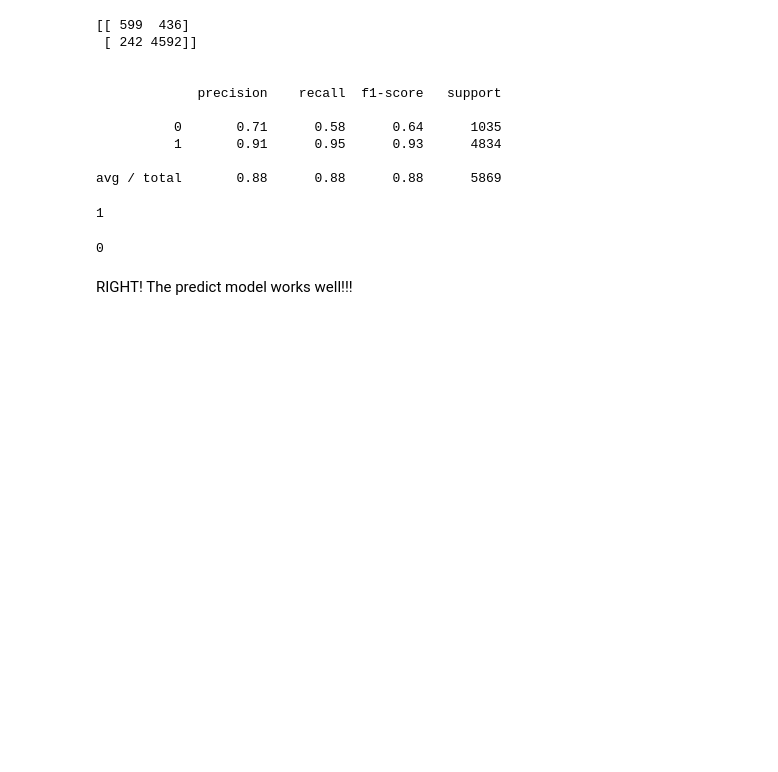
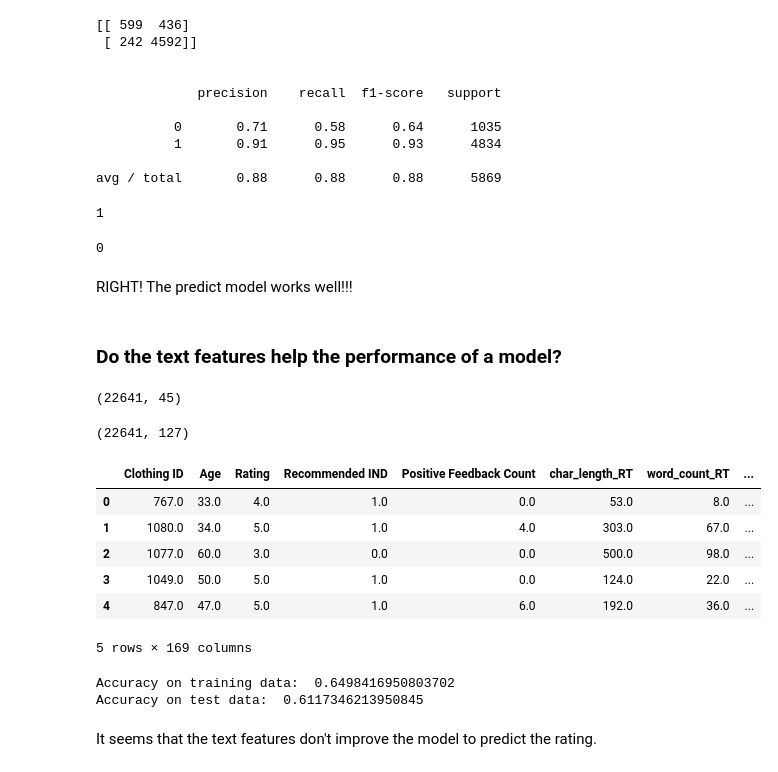
Before and after one commit to LisaB83/Analysis-on-e-commerce-reviews, a Jupyter notebook: Capstone_Project_Machine_Learning.ipynb, the cells around one changed output. Saved outputs shown, nothing was run; the diff lists cells and outputs as text; code cells hidden in the pictures; blank space fills up the shorter version.

```diff
--- a/Capstone_Project_Machine_Learning.ipynb
+++ b/Capstone_Project_Machine_Learning.ipynb
@@ -987,3 +987,55 @@ nb.predict(test_transformed)[0]
 0
 # %% [markdown]
 RIGHT! The predict model works well!!!
+# %% [markdown]
+### Do the text features help the performance of a model?
+# %%
+df_new.shape
+# %% [output]
+(22641, 45)
+# %%
+model_text.shape
+# %% [output]
+(22641, 127)
+# %%
+model_tot = pd.concat([df_new, model_text], axis=1)
+
+model_tot = model_tot.fillna(0)
+
+to_drop = ['Keyword', 'Max', 'Sum']
+model_tot_dropped = model_tot.drop(to_drop, axis=1)
+model_tot_dropped.head()
+# %% [output]
+|  | Clothing ID | Age | Rating | Recommended IND | Positive Feedback Count | char_length_RT | word_count_RT | ... |
+| 0 | 767.0 | 33.0 | 4.0 | 1.0 | 0.0 | 53.0 | 8.0 | ... |
+| 1 | 1080.0 | 34.0 | 5.0 | 1.0 | 4.0 | 303.0 | 67.0 | ... |
+| 2 | 1077.0 | 60.0 | 3.0 | 0.0 | 0.0 | 500.0 | 98.0 | ... |
+| 3 | 1049.0 | 50.0 | 5.0 | 1.0 | 0.0 | 124.0 | 22.0 | ... |
+| 4 | 847.0 | 47.0 | 5.0 | 1.0 | 6.0 | 192.0 | 36.0 | ... |
+5 rows × 169 columns
+# %%
+X = model_tot_dropped.drop('Rating', axis=1)
+y = model_tot_dropped.Rating
+
+SEED = 1
+# Split dataset into 70% train and 30% test
+X_train, X_test, y_train, y_test = train_test_split(X, y,test_size=0.3,random_state=SEED)
+
+
+# Training our model: random forest classifier
+#ran = RandomForestClassifier(n_estimators=50, random_state=0)
+ran = RandomForestClassifier(n_estimators=100, max_depth=13, min_samples_split=5, min_samples_leaf=1, max_leaf_nodes=85)
+
+# Fit the model to the training data
+mod1 = ran.fit(X_train, y_train)
+
+#Print the accuracy scores for the training and test sets
+training_accuracy = ran.score(X_train, y_train)
+test_accuracy = ran.score(X_test, y_test)
+print ("Accuracy on training data: ", training_accuracy)
+print ("Accuracy on test data: ", test_accuracy)
+# %% [output]
+Accuracy on training data:  0.6498416950803702
+Accuracy on test data:  0.6117346213950845
+# %% [markdown]
+It seems that the text features don't improve the model to predict the rating.
```
Also changed, not shown: parts of 24 cells of this notebook.
